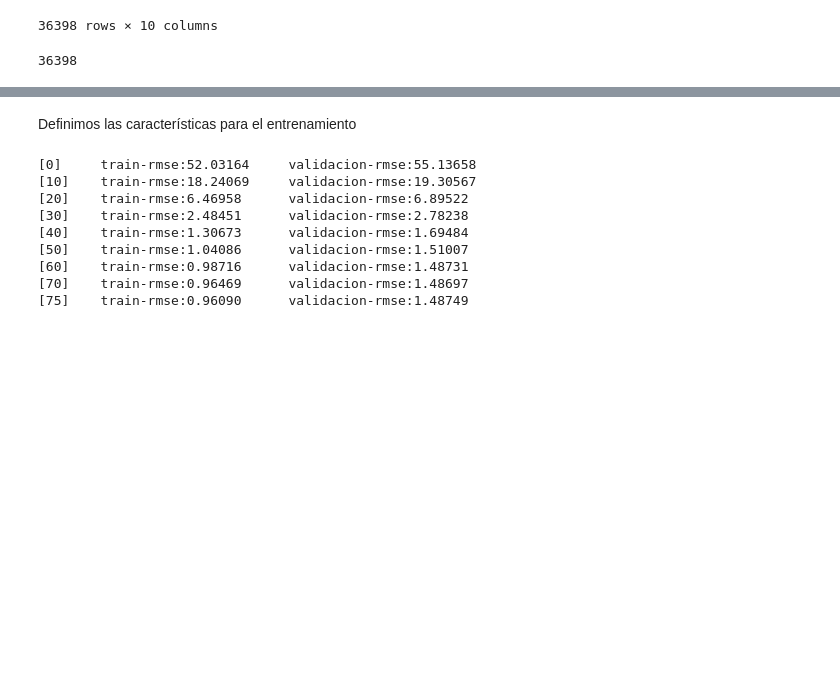
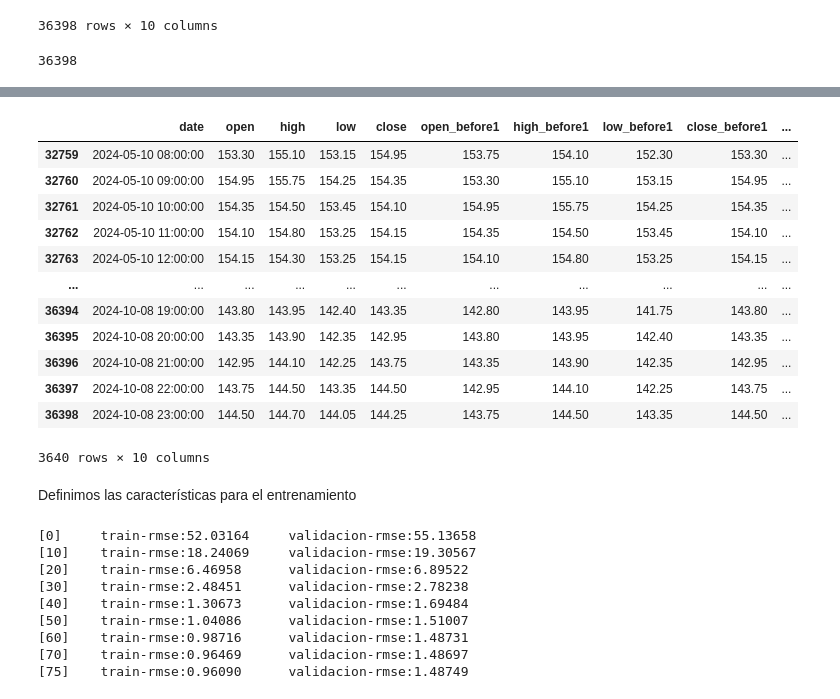
Before and after one commit to Raul-Gonzalez-M/TFG, a Jupyter notebook: codigo/MoreData/AlgoritmosSolanaHMoreData.ipynb, the cells around one changed output, grey strips where cells are left out. Cells and saved outputs as stored; diff of their text form; code cells hidden in the pictures; blank space fills up the shorter version.

```diff
--- a/codigo/MoreData/AlgoritmosSolanaHMoreData.ipynb
+++ b/codigo/MoreData/AlgoritmosSolanaHMoreData.ipynb
@@ -356,0 +306,4 @@ df_test_xgb
+# %%
+def createdftest(df_aux):
+    tamanio_aux = df_aux.shape[0]
+    return df_aux.copy().loc[int(tamanio_aux*0.9 + 1):tamanio_aux]
@@ -357,3 +344,20 @@ df_test_xgb
+# %%
+df_test_xgb = createdftest(df_xgb)
+df_test_xgb
+# %% [output]
+|  | date | open | high | low | close | open_before1 | high_before1 | low_before1 | close_before1 | ... |
+| 32759 | 2024-05-10 08:00:00 | 153.30 | 155.10 | 153.15 | 154.95 | 153.75 | 154.10 | 152.30 | 153.30 | ... |
+| 32760 | 2024-05-10 09:00:00 | 154.95 | 155.75 | 154.25 | 154.35 | 153.30 | 155.10 | 153.15 | 154.95 | ... |
+| 32761 | 2024-05-10 10:00:00 | 154.35 | 154.50 | 153.45 | 154.10 | 154.95 | 155.75 | 154.25 | 154.35 | ... |
+| 32762 | 2024-05-10 11:00:00 | 154.10 | 154.80 | 153.25 | 154.15 | 154.35 | 154.50 | 153.45 | 154.10 | ... |
+| 32763 | 2024-05-10 12:00:00 | 154.15 | 154.30 | 153.25 | 154.15 | 154.10 | 154.80 | 153.25 | 154.15 | ... |
+| ... | ... | ... | ... | ... | ... | ... | ... | ... | ... | ... |
+| 36394 | 2024-10-08 19:00:00 | 143.80 | 143.95 | 142.40 | 143.35 | 142.80 | 143.95 | 141.75 | 143.80 | ... |
+| 36395 | 2024-10-08 20:00:00 | 143.35 | 143.90 | 142.35 | 142.95 | 143.80 | 143.95 | 142.40 | 143.35 | ... |
+| 36396 | 2024-10-08 21:00:00 | 142.95 | 144.10 | 142.25 | 143.75 | 143.35 | 143.90 | 142.35 | 142.95 | ... |
+| 36397 | 2024-10-08 22:00:00 | 143.75 | 144.50 | 143.35 | 144.50 | 142.95 | 144.10 | 142.25 | 143.75 | ... |
+| 36398 | 2024-10-08 23:00:00 | 144.50 | 144.70 | 144.05 | 144.25 | 143.75 | 144.50 | 143.35 | 144.50 | ... |
+3640 rows × 10 columns
 # %% [markdown]
 Definimos las características para el entrenamiento
 # %%
```
Also changed, not shown: parts of 9 cells of this notebook, 2 other files.
